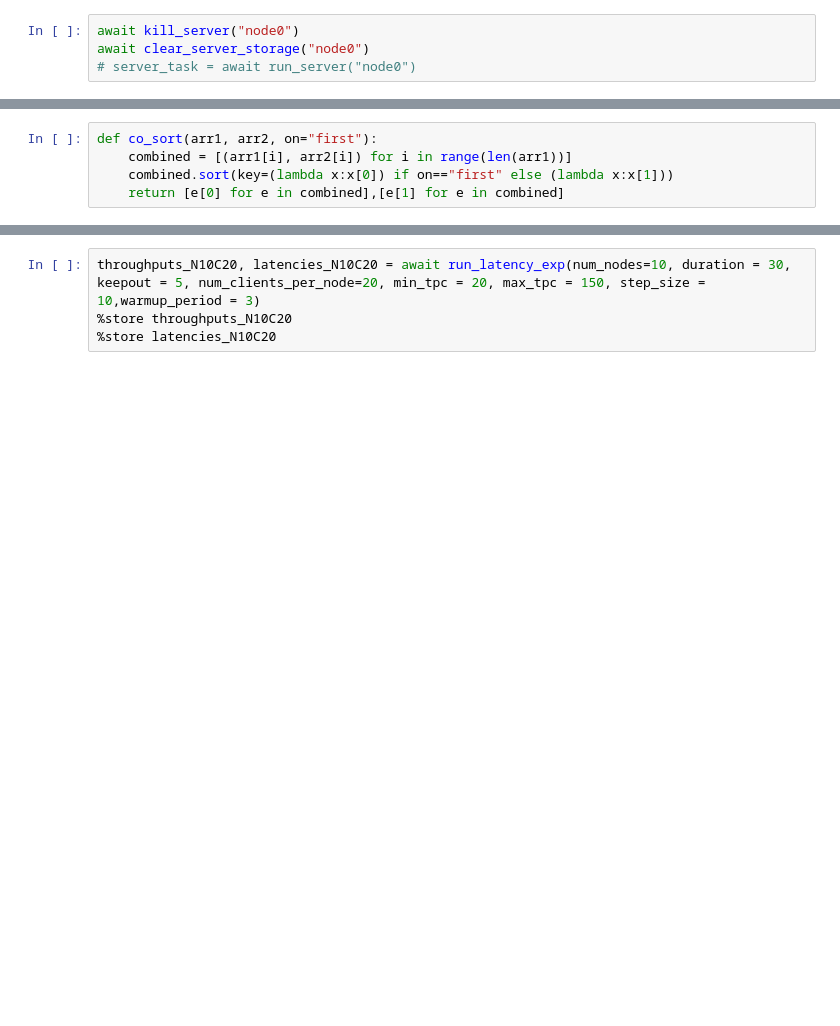
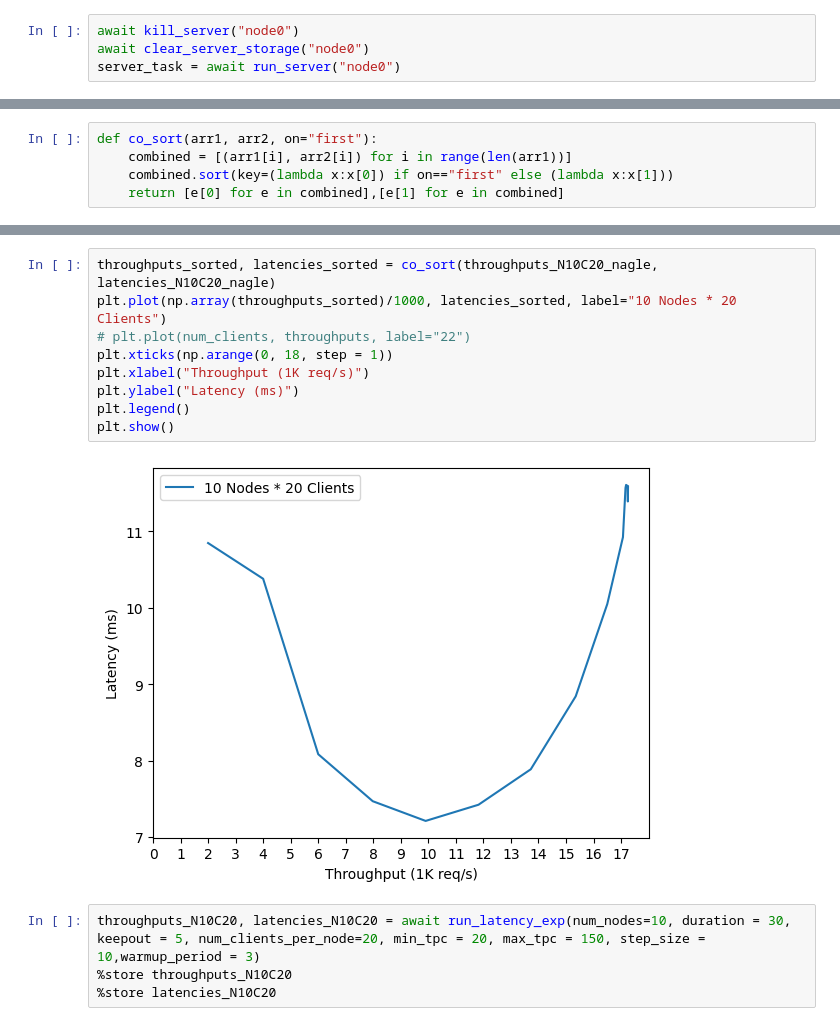
Before and after one commit to princeton-sns/frida, a Jupyter notebook: benchmark_notebook.ipynb, the cells around one changed output, grey strips where cells are left out. Cells and saved outputs as stored; diff of their text form; blank space fills up the shorter version.

```diff
--- a/benchmark_notebook.ipynb
+++ b/benchmark_notebook.ipynb
@@ -78,7 +71,7 @@ await cleanup(10)
 # %%
 await kill_server("node0")
 await clear_server_storage("node0")
-# server_task = await run_server("node0")
+server_task = await run_server("node0")
 # %%
 async def run_throughput_exp(num_nodes = 2, duration = 20, keepout = 5, data_size = 0, min_cpn = 20, max_cpn = 100, step_size = 5, warmup_period = 5, server_node = "node0"):
     max_clients = max_cpn * num_nodes
@@ -196,5 +201,16 @@ throughputs_N10C20_nagle, latencies_N10C20_nagle = await run_latency_exp(num_nod
 Stored 'throughputs_N10C20_nagle' (list)
 Stored 'latencies_N10C20_nagle' (list)
+# %%
+throughputs_sorted, latencies_sorted = co_sort(throughputs_N10C20_nagle, latencies_N10C20_nagle)
+plt.plot(np.array(throughputs_sorted)/1000, latencies_sorted, label="10 Nodes * 20 Clients")
+# plt.plot(num_clients, throughputs, label="22")
+plt.xticks(np.arange(0, 18, step = 1))
+plt.xlabel("Throughput (1K req/s)")
+plt.ylabel("Latency (ms)")
+plt.legend()
+plt.show()
+# %% [output]
+[figure, added]
 # %%
 throughputs_N10C20, latencies_N10C20 = await run_latency_exp(num_nodes=10, duration = 30, keepout = 5, num_clients_per_node=20, min_tpc = 20, max_tpc = 150, step_size = 10,warmup_period = 3)
 %store throughputs_N10C20
```
Also changed, not shown: parts of 4 cells of this notebook, 6 other files.
